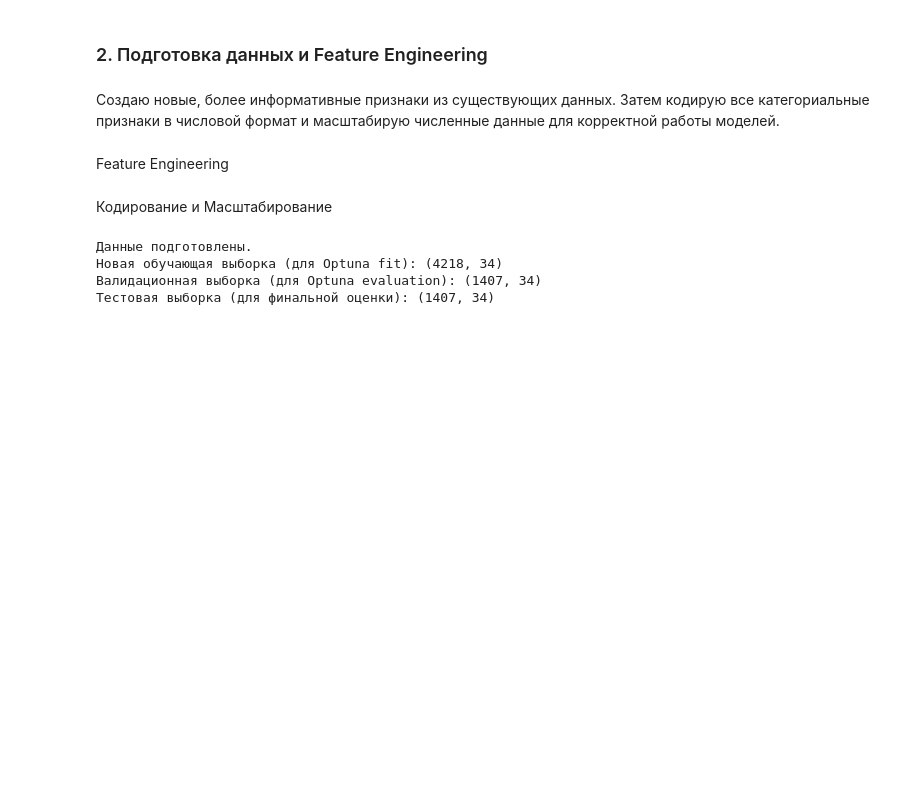
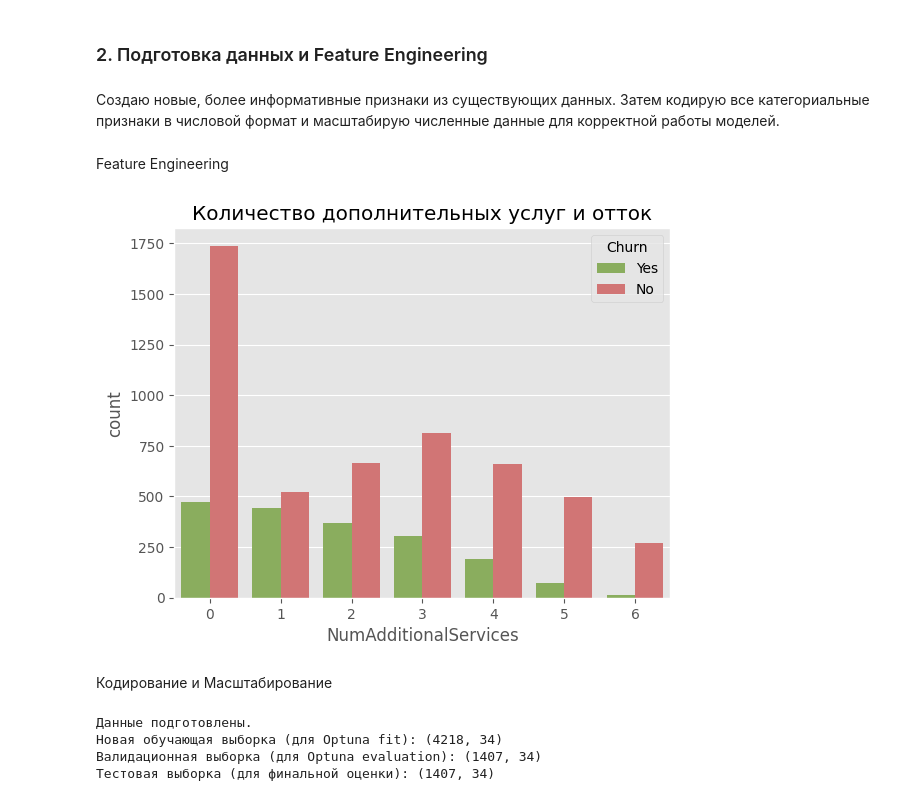
Before and after one commit to DgtrDN/diplom, a Jupyter notebook: diplom_telco_customer.ipynb, the cells around one changed output. Drawn from its saved outputs; the diff is of its cells as text; code cells hidden in the pictures; blank space fills up the shorter version.

Commit message:
добавил визуализацию данных Количество дополнительных услуг и отток

```diff
--- a/diplom_telco_customer.ipynb
+++ b/diplom_telco_customer.ipynb
@@ -177,6 +193,12 @@ Feature Engineering
 service_cols = ['OnlineSecurity', 'OnlineBackup', 'DeviceProtection', 'TechSupport', 'StreamingTV', 'StreamingMovies']
 # Считаю количество услуг со значением 'Yes'
 df['NumAdditionalServices'] = (df[service_cols] == 'Yes').sum(axis=1)
+# %%
+sns.countplot(x='NumAdditionalServices', hue='Churn', data=df, palette=['#8cba51', '#e06666'])
+plt.title('Количество дополнительных услуг и отток')
+plt.show()
+# %% [output]
+[figure, added]
 # %%
 # 2. Отношение ежемесячной платы к общей
 df['ChargeRatio'] = df['MonthlyCharges'] / (df['TotalCharges'] + 1e-6)
```
Also changed, not shown: parts of 1 cell of this notebook.
